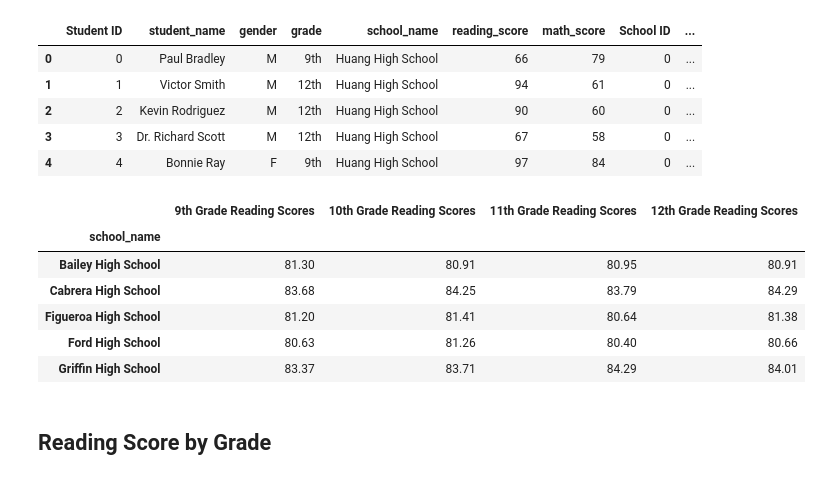
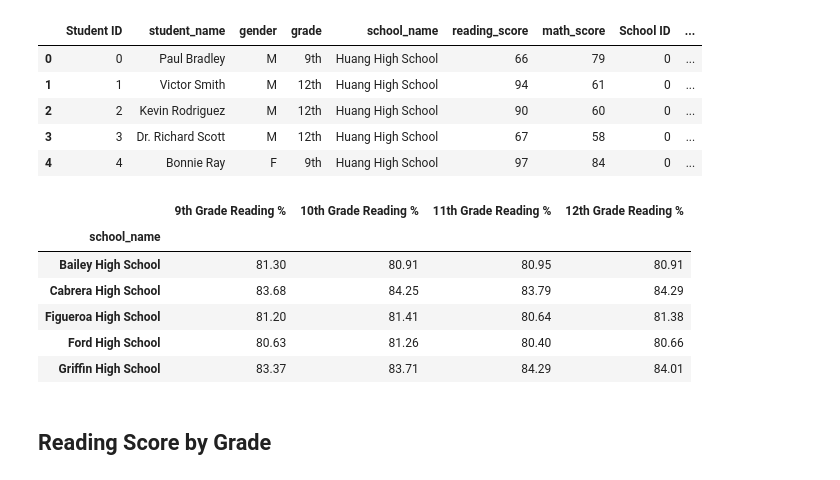
Before and after one commit to Kevin-McConchie/pandas, a Jupyter notebook: PyCitySchools/PyCitySchools_starter.ipynb, the cells around one changed output. Saved outputs shown, nothing was run; the diff lists cells and outputs as text; code cells hidden in the pictures.

```diff
--- a/PyCitySchools/PyCitySchools_starter.ipynb
+++ b/PyCitySchools/PyCitySchools_starter.ipynb
@@ -306,18 +306,18 @@ school_data_complete.head()
 # %%
 # create reading aveage for grades 9 through 12
 grade_9 = school_data_complete[school_data_complete['grade']=='9th'].groupby('school_name')['reading_score'].mean()
 grade_10 =school_data_complete[school_data_complete['grade']=='10th'].groupby('school_name')['reading_score'].mean()
 grade_11 =school_data_complete[school_data_complete['grade']=='11th'].groupby('school_name')['reading_score'].mean()
 grade_12 =school_data_complete[school_data_complete['grade']=='12th'].groupby('school_name')['reading_score'].mean()
 
 # combine grades to single df
 read_grade_avg = pd.concat([grade_9, grade_10, grade_11, grade_12], axis=1)
-read_grade_avg.columns = ['9th Grade Reading Scores', '10th Grade Reading Scores', '11th Grade Reading Scores', '12th Grade Reading Scores']
+read_grade_avg.columns = ['9th Grade Reading %', '10th Grade Reading %', '11th Grade Reading %', '12th Grade Reading %']
 
 read_grade_avg = read_grade_avg.round(2)
 read_grade_avg.head()
 # %% [output]
-|  | 9th Grade Reading Scores | 10th Grade Reading Scores | 11th Grade Reading Scores | 12th Grade Reading Scores |
+|  | 9th Grade Reading % | 10th Grade Reading % | 11th Grade Reading % | 12th Grade Reading % |
 | school_name |  |  |  |  |
 | Bailey High School | 81.30 | 80.91 | 80.95 | 80.91 |
 | Cabrera High School | 83.68 | 84.25 | 83.79 | 84.29 |
```
Also changed, not shown: parts of 3 cells of this notebook.
